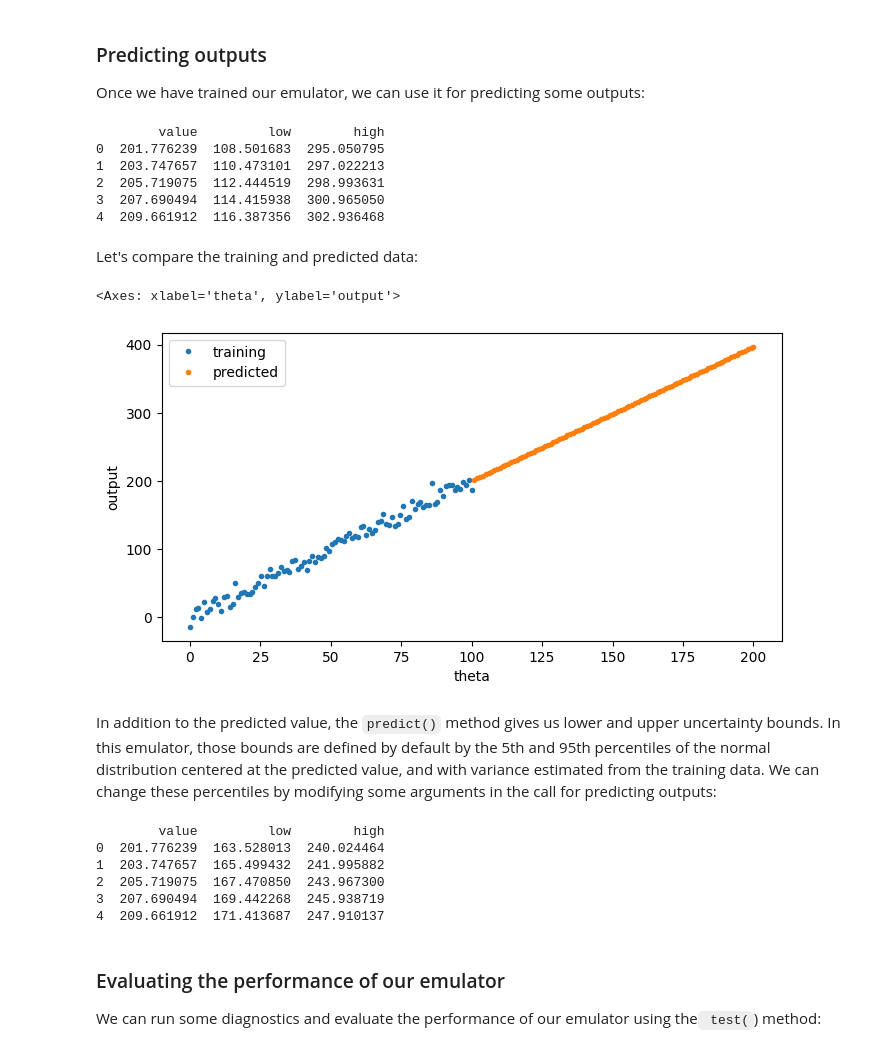
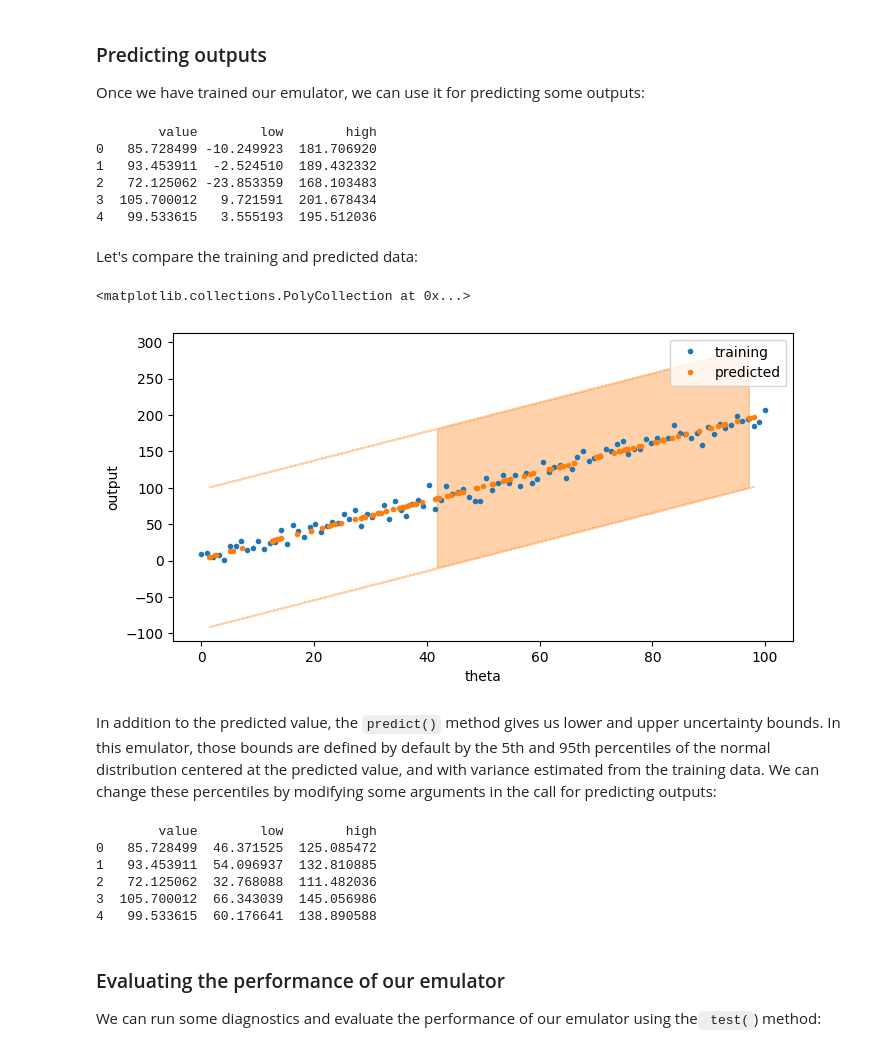
Before and after one commit to InstituteforDiseaseModeling/historymatching, a Jupyter notebook: examples/using_emulators.ipynb, the cells around one changed output. Drawn from its saved outputs; the diff is of its cells as text; code cells hidden in the pictures.

```diff
--- a/examples/using_emulators.ipynb
+++ b/examples/using_emulators.ipynb
@@ -100,43 +100,51 @@ Note that the general information above contains a default number of testing and
 
 Once we have trained our emulator, we can use it for predicting some outputs:
 # %%
-x_predict = pd.DataFrame( { 'theta' : np.linspace( theta_max+1, 2*theta_max, n ) } )
+#x_predict = pd.DataFrame( { 'theta' : np.linspace( theta_max+1, 2*theta_max, n ) } )
+x_predict = pd.DataFrame( { 'theta' : np.random.rand(n)*(theta_max-theta_min) + theta_min })
 y_predict = linear_emulator.predict( x_predict )
 print( y_predict.head() )
 # %% [output]
-        value         low        high
-0  201.776239  108.501683  295.050795
-1  203.747657  110.473101  297.022213
-2  205.719075  112.444519  298.993631
-3  207.690494  114.415938  300.965050
-4  209.661912  116.387356  302.936468
+        value        low        high
+0   85.728499 -10.249923  181.706920
+1   93.453911  -2.524510  189.432332
+2   72.125062 -23.853359  168.103483
+3  105.700012   9.721591  201.678434
+4   99.533615   3.555193  195.512036
 # %% [markdown]
 Let's compare the training and predicted data:
 # %%
 fig_pred, ax_pred = plt.subplots(1, 1, figsize=(8,4) )
 xy = pd.DataFrame( { 'theta'    : x['theta'].values ,
                      'training' : y['out'].values
                     } )
 xy = pd.concat( [ xy, pd.DataFrame( { 'theta' : x_predict['theta'].values,
                                       'predicted' : y_predict['value'].values
                                      } )
                  ], ignore_index=True )
 xy.plot(x='theta', style='.', ylabel='output', ax=ax_pred )
+
+ax_pred.fill_between( x_predict['theta'].values,
+                      y_predict['low'].values,
+                      y_predict['high'].values,
+                      color = 'tab:orange',
+                      alpha = 0.35
+                     )
 # %% [output]
-<Axes: xlabel='theta', ylabel='output'>
+<matplotlib.collections.PolyCollection at 0x...>
-[figure, old version]
+[figure, new version]
 # %% [markdown]
 In addition to the predicted value, the `predict()` method gives us lower and upper uncertainty bounds. In this emulator, those bounds are defined by default by the 5th and 95th percentiles of the normal distribution centered at the predicted value, and with variance estimated from the training data. We can change these percentiles by modifying some arguments in the call for predicting outputs:
 # %%
 y_predict_new_quantiles = linear_emulator.predict( x_predict, qlow=0.25, qhi=0.75 )
 print( y_predict_new_quantiles.head() )
 # %% [output]
-        value         low        high
-0  201.776239  163.528013  240.024464
-1  203.747657  165.499432  241.995882
-2  205.719075  167.470850  243.967300
-3  207.690494  169.442268  245.938719
-4  209.661912  171.413687  247.910137
+        value        low        high
+0   85.728499  46.371525  125.085472
+1   93.453911  54.096937  132.810885
+2   72.125062  32.768088  111.482036
+3  105.700012  66.343039  145.056986
+4   99.533615  60.176641  138.890588
 # %% [markdown]
 ### Evaluating the performance of our emulator
 
```
Also changed, not shown: parts of 6 cells of this notebook, 1 other file.
